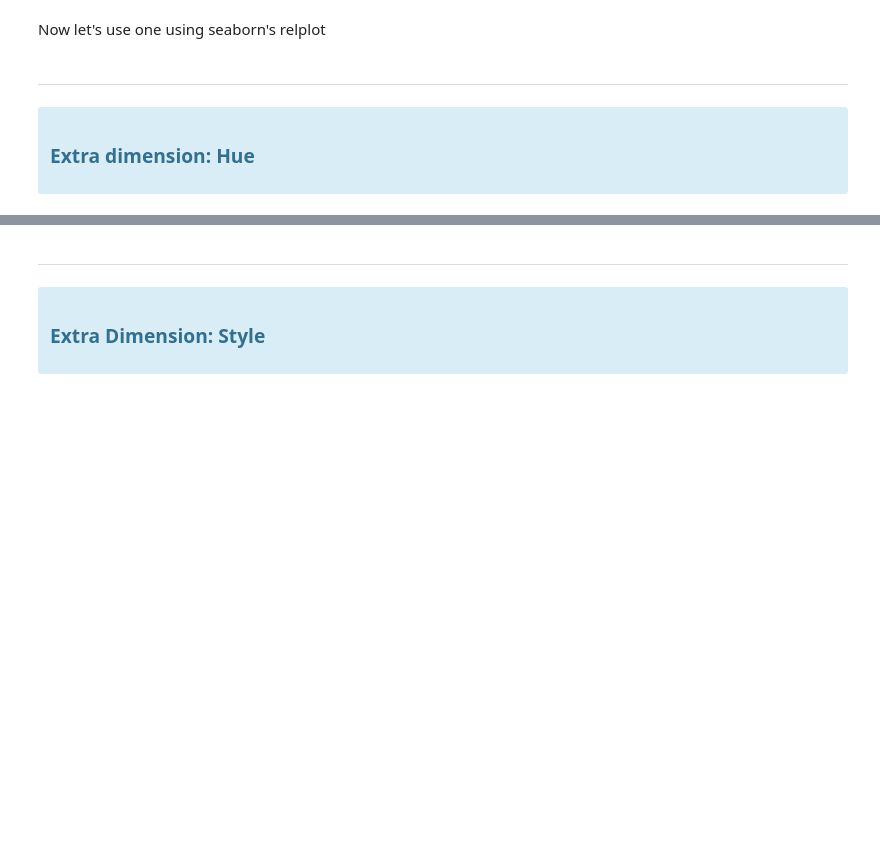
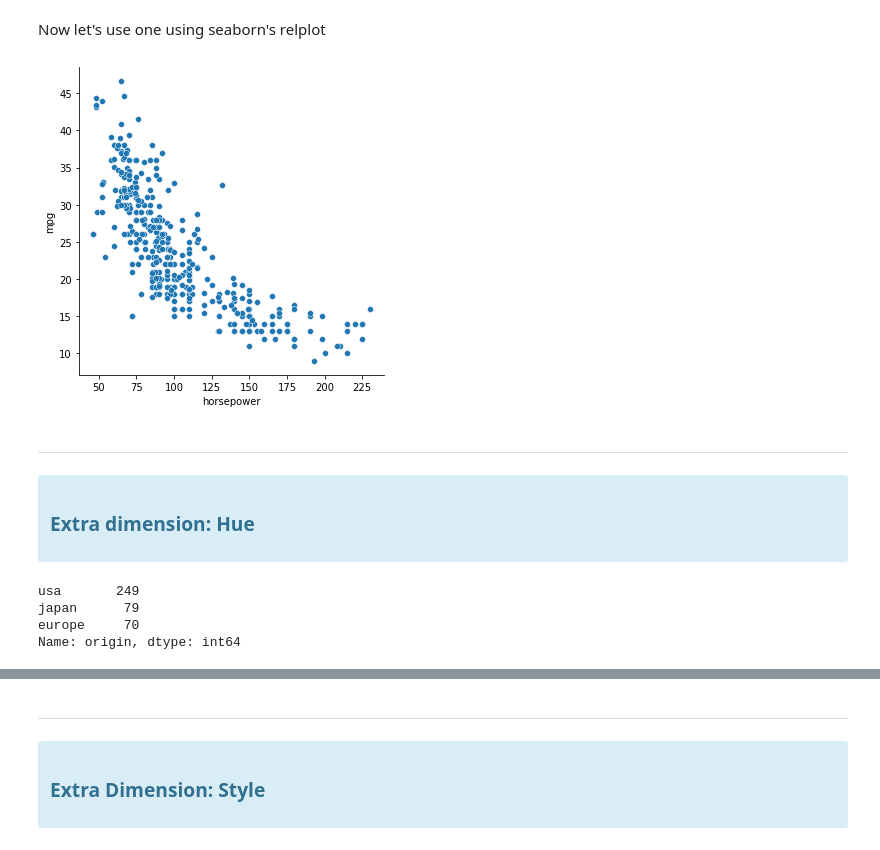
Before and after one commit to CodeupClassroom/oneil-ds-libraries, a Jupyter notebook: seaborn-lesson.ipynb, the cells around one changed output, grey strips where cells are left out. Saved outputs shown, nothing was run; the diff lists cells and outputs as text; code cells hidden in the pictures; blank space fills up the shorter version.

```diff
--- a/seaborn-lesson.ipynb
+++ b/seaborn-lesson.ipynb
@@ -48,8 +97,11 @@ Now let's use one using seaborn's relplot
 # %%
 # Explore relationship between total_bill and tip using relplot
 # instead of two series,
 # Specify your data
 # specify the strings that represent your x and y
+sns.relplot(data=mpg, x='horsepower', y='mpg');
+# %% [output]
+[figure, added]
 # %% [markdown]
 ---
 <div class="alert alert-block alert-info">
@@ -62,0 +110,7 @@ Now let's use one using seaborn's relplot
+# %%
+mpg.origin.value_counts()
+# %% [output]
+usa       249
+japan      79
+europe     70
+Name: origin, dtype: int64
```
Also changed, not shown: parts of 46 cells of this notebook.
